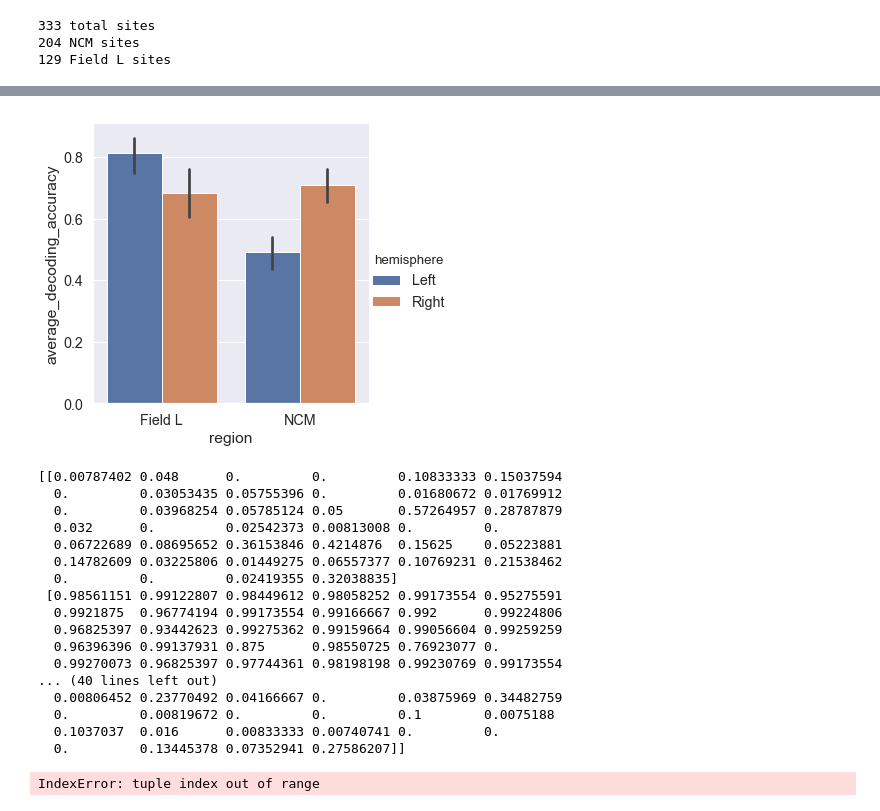
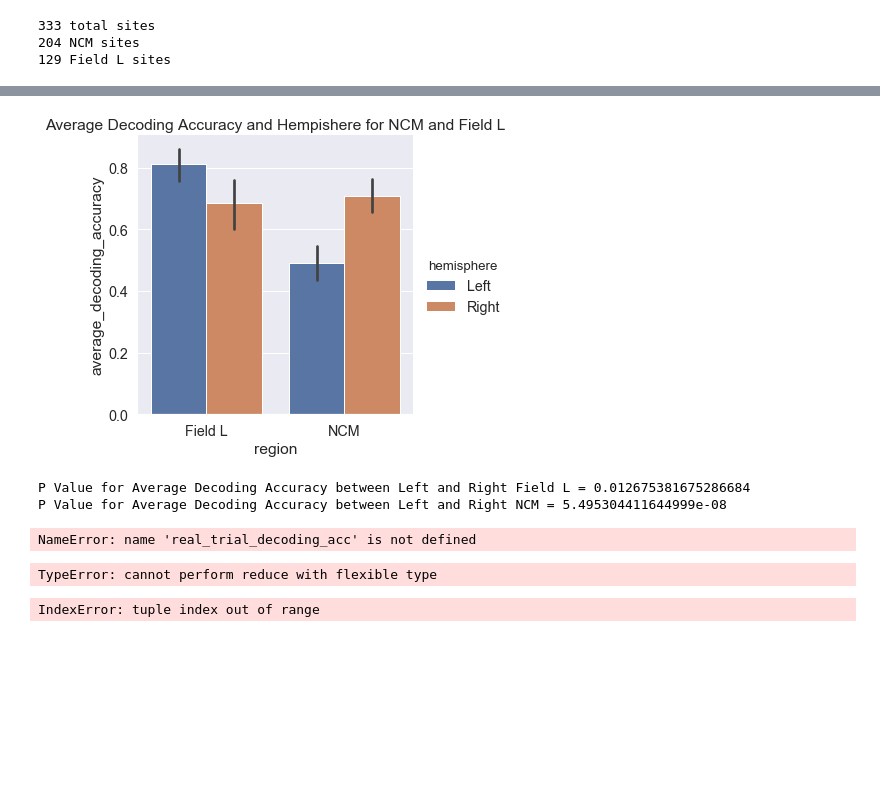
Before and after one commit to dnatanov/dnlab, a Jupyter notebook: exploratory_analysis.ipynb, the cells around one changed output, grey strips where cells are left out. Drawn from its saved outputs; the diff is of its cells as text; code cells hidden in the pictures; blank space fills up the shorter version.

Commit message:
updated contrast condition

```diff
--- a/exploratory_analysis.ipynb
+++ b/exploratory_analysis.ipynb
@@ -326,6 +294,0 @@ P Value = 0.012675381675286684
-# %%
-sns.set(font_scale = 1.3)
-sns.catplot(x='region', y='average_decoding_accuracy', hue='hemisphere', data=contrast_df, kind='bar')
-plt.show()
-# %% [output]
-[figure, removed]
@@ -337,27 +295,36 @@ for da in ncm.decoding_accuracy.values:
+# %%
+sns.set(font_scale = 1.3)
+sns.catplot(x='region', y='average_decoding_accuracy', hue='hemisphere', data=contrast_df, kind='bar')
+plt.title("Average Decoding Accuracy and Hempishere for NCM and Field L")
+plt.show()
+stat,pval = sst.ttest_ind(fieldl[(fieldl["hemisphere"] == "Right")].average_decoding_accuracy , fieldl[(fieldl["hemisphere"] == "Left")].average_decoding_accuracy)
+print "P Value for Average Decoding Accuracy between Left and Right Field L = "+str(pval)
+stat,pval = sst.ttest_ind(ncm[(ncm["hemisphere"] == "Right")].average_decoding_accuracy , ncm[(ncm["hemisphere"] == "Left")].average_decoding_accuracy)
+print "P Value for Average Decoding Accuracy between Left and Right NCM = "+str(pval)
+# %% [output]
+[figure, added]
+P Value for Average Decoding Accuracy between Left and Right Field L = 0.012675381675286684
+P Value for Average Decoding Accuracy between Left and Right NCM = 5.495304411644999e-08
+# %%
+real_trial_decoding_acc = pd.Dataframe(columns = )
+for x in ncm.trial_decoding_acc:
+    x = x.replace("[","")
+    x = x.replace("]","")
+    x = x.replace("\n","")
+    x = x.split()
+    temp = []
+    for y in x:
+        temp.append(float(y))
+# %% [output]
+NameError: name 'real_trial_decoding_acc' is not defined
 # %%
 for n in np.asarray(ncm.index):
     row = ncm.loc[n]
     da = np.asarray(row.decoding_accuracy)
-    print np.meanda
+    print np.mean(da)
     break
 # %% [output]
-[[0.00787402 0.048      0.         0.         0.10833333 0.15037594
-  0.         0.03053435 0.05755396 0.         0.01680672 0.01769912
-  0.         0.03968254 0.05785124 0.05       0.57264957 0.28787879
-  0.032      0.         0.02542373 0.00813008 0.         0.
-  0.06722689 0.08695652 0.36153846 0.4214876  0.15625    0.05223881
-  0.14782609 0.03225806 0.01449275 0.06557377 0.10769231 0.21538462
-  0.         0.         0.02419355 0.32038835]
- [0.98561151 0.99122807 0.98449612 0.98058252 0.99173554 0.95275591
-  0.9921875  0.96774194 0.99173554 0.99166667 0.992      0.99224806
-  0.96825397 0.93442623 0.99275362 0.99159664 0.99056604 0.99259259
-  0.96396396 0.99137931 0.875      0.98550725 0.76923077 0.
-  0.99270073 0.96825397 0.97744361 0.98198198 0.99230769 0.99173554
-... (40 lines left out)
-  0.00806452 0.23770492 0.04166667 0.         0.03875969 0.34482759
-  0.         0.00819672 0.         0.         0.1        0.0075188
-  0.1037037  0.016      0.00833333 0.00740741 0.         0.
-  0.         0.13445378 0.07352941 0.27586207]]
+TypeError: cannot perform reduce with flexible type
 # %%
 c = ["birdid", "electrode", "region", "hemisphere", "average_adaptation_rate", "average_decoding_accuracy", "trial_decoding_accuracy"]
 ncm2 = pd.DataFrame(columns = c)
```
Also changed, not shown: parts of 41 cells of this notebook, 2 other files.
